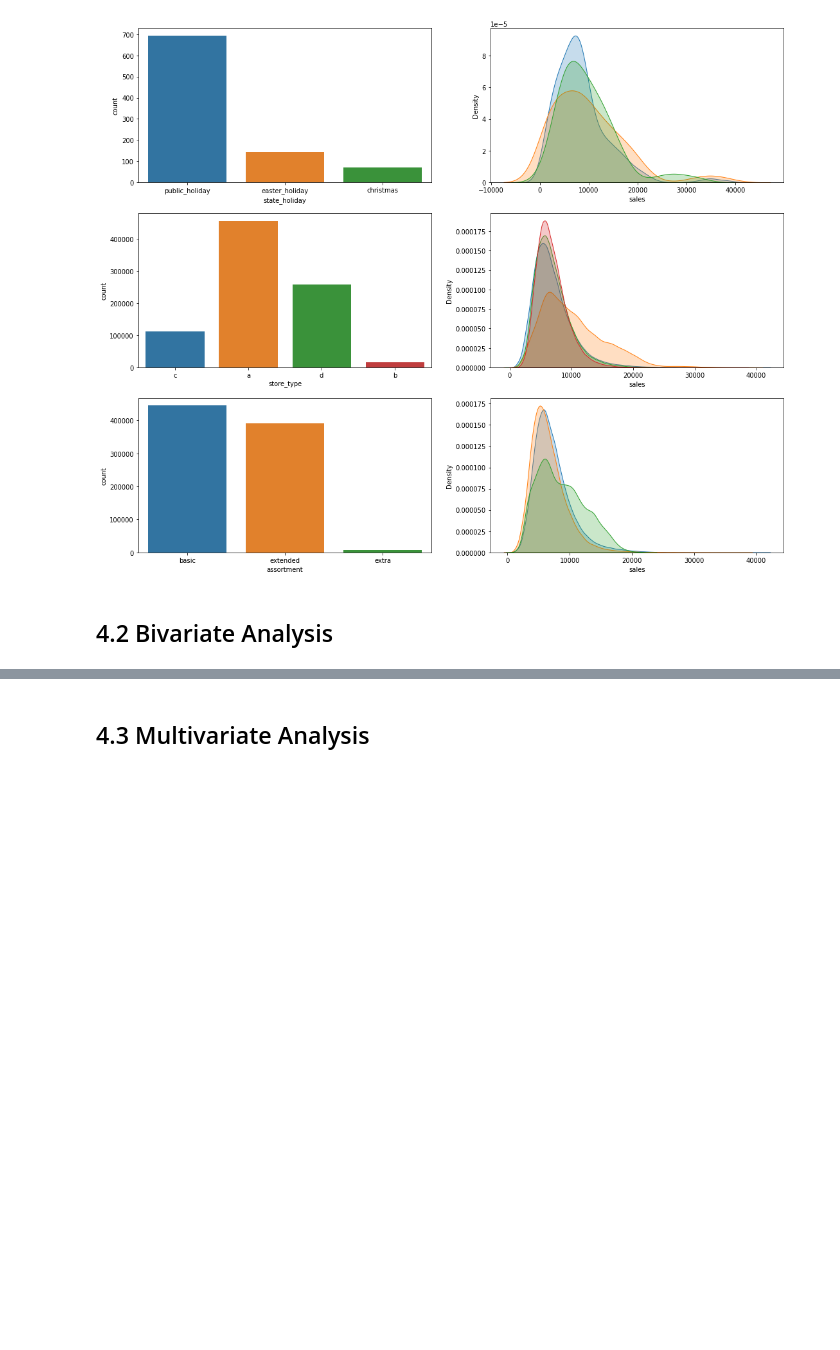
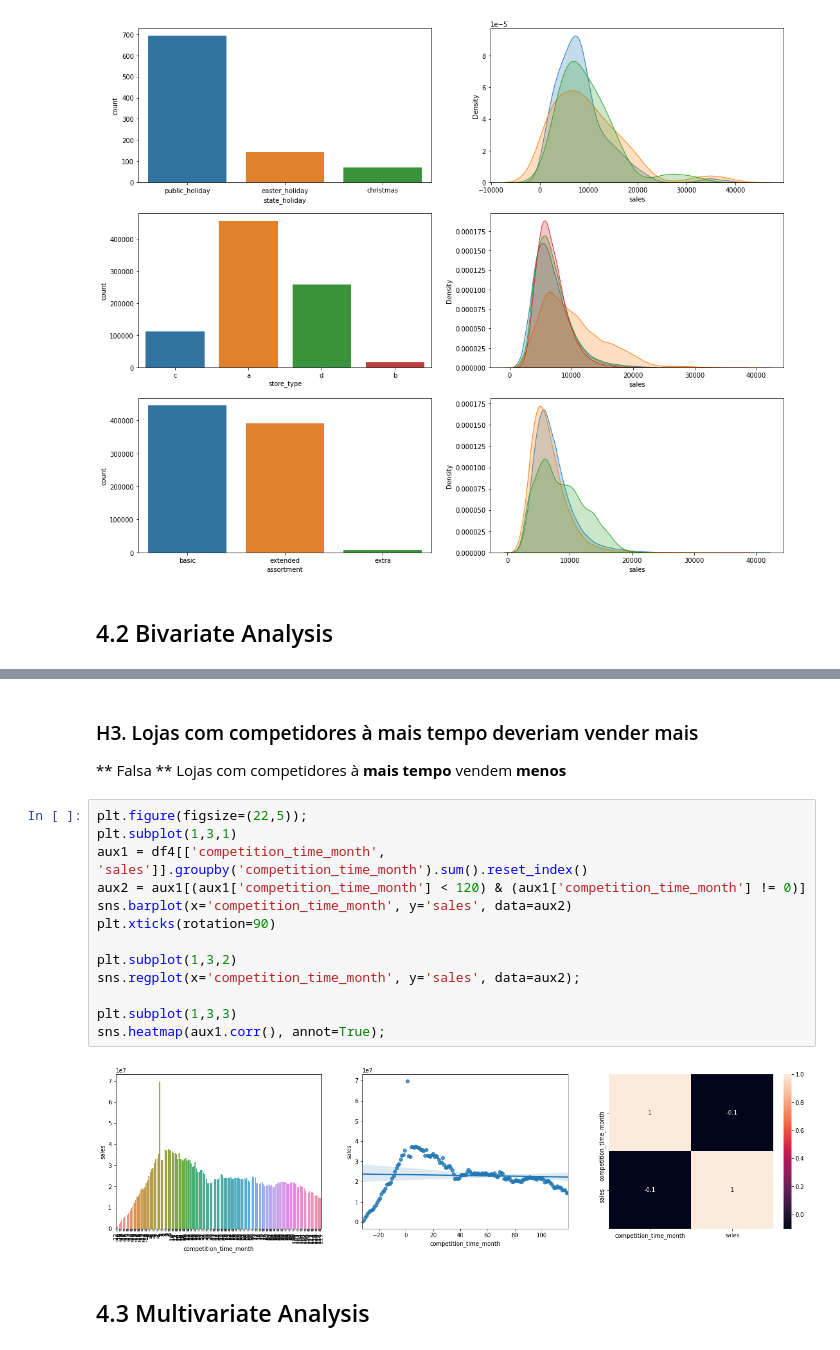
Before and after one commit to mahelvson/DScienceEmProducao, a Jupyter notebook: m04_v01_store_sales_prediction.ipynb, the cells around one changed output, grey strips where cells are left out. Saved outputs shown, nothing was run; the diff lists cells and outputs as text; blank space fills up the shorter version.

```diff
--- a/m04_v01_store_sales_prediction.ipynb
+++ b/m04_v01_store_sales_prediction.ipynb
@@ -444,2 +480,20 @@ sns.kdeplot(df4[df4['assortment'] == 'extra']['sales'], label='extra', shade=Tru
+# %% [markdown]
+### H3. Lojas com competidores à mais tempo deveriam vender mais
+** Falsa ** Lojas com competidores à **mais tempo** vendem **menos**
+# %%
+plt.figure(figsize=(22,5));
+plt.subplot(1,3,1)
+aux1 = df4[['competition_time_month', 'sales']].groupby('competition_time_month').sum().reset_index()
+aux2 = aux1[(aux1['competition_time_month'] < 120) & (aux1['competition_time_month'] != 0)]
+sns.barplot(x='competition_time_month', y='sales', data=aux2)
+plt.xticks(rotation=90)
+
+plt.subplot(1,3,2)
+sns.regplot(x='competition_time_month', y='sales', data=aux2);
+
+plt.subplot(1,3,3)
+sns.heatmap(aux1.corr(), annot=True);
+# %% [output]
+[figure, added]
 # %% [markdown]
 ## 4.3 Multivariate Analysis
```
Also changed, not shown: parts of 9 cells of this notebook.
